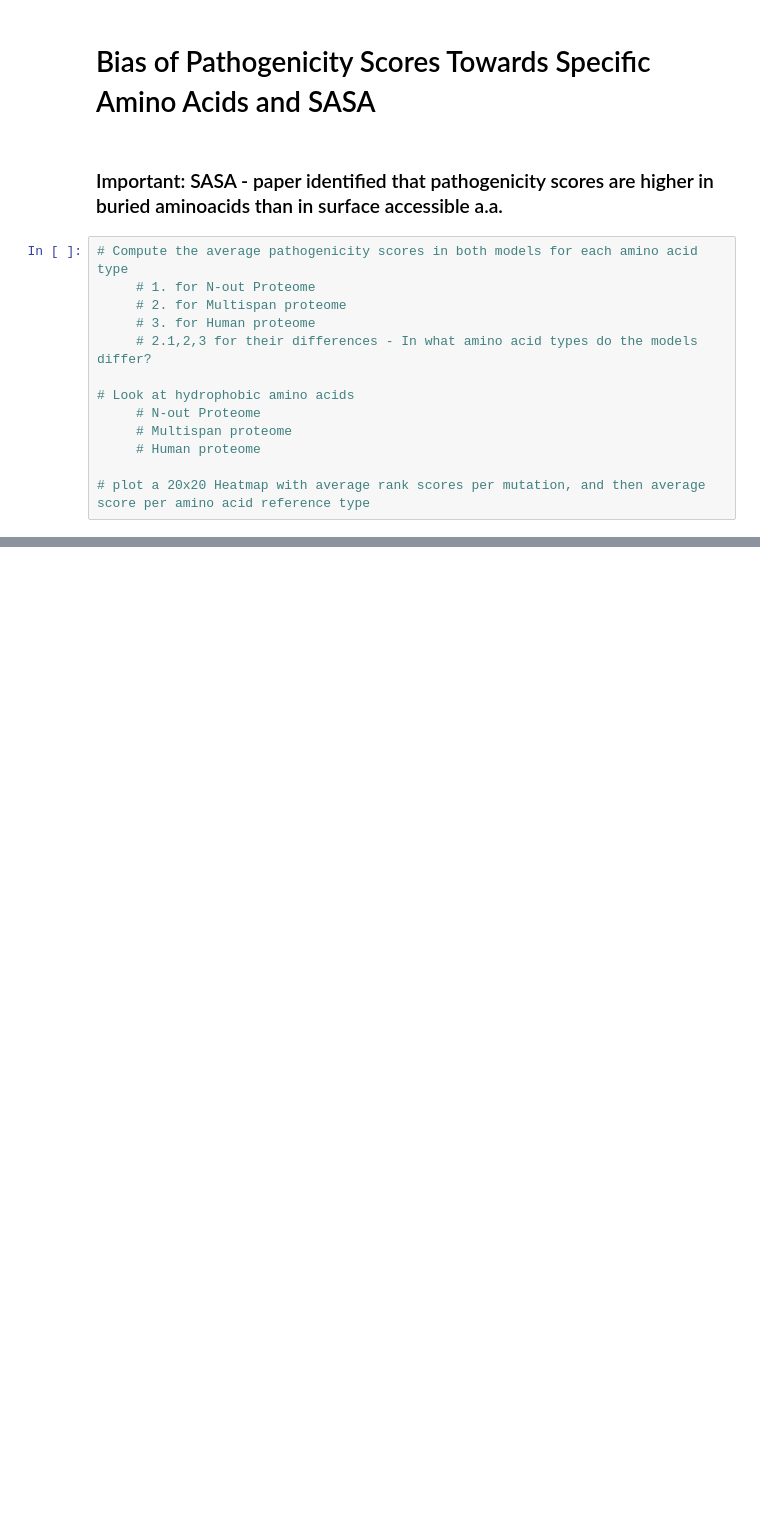
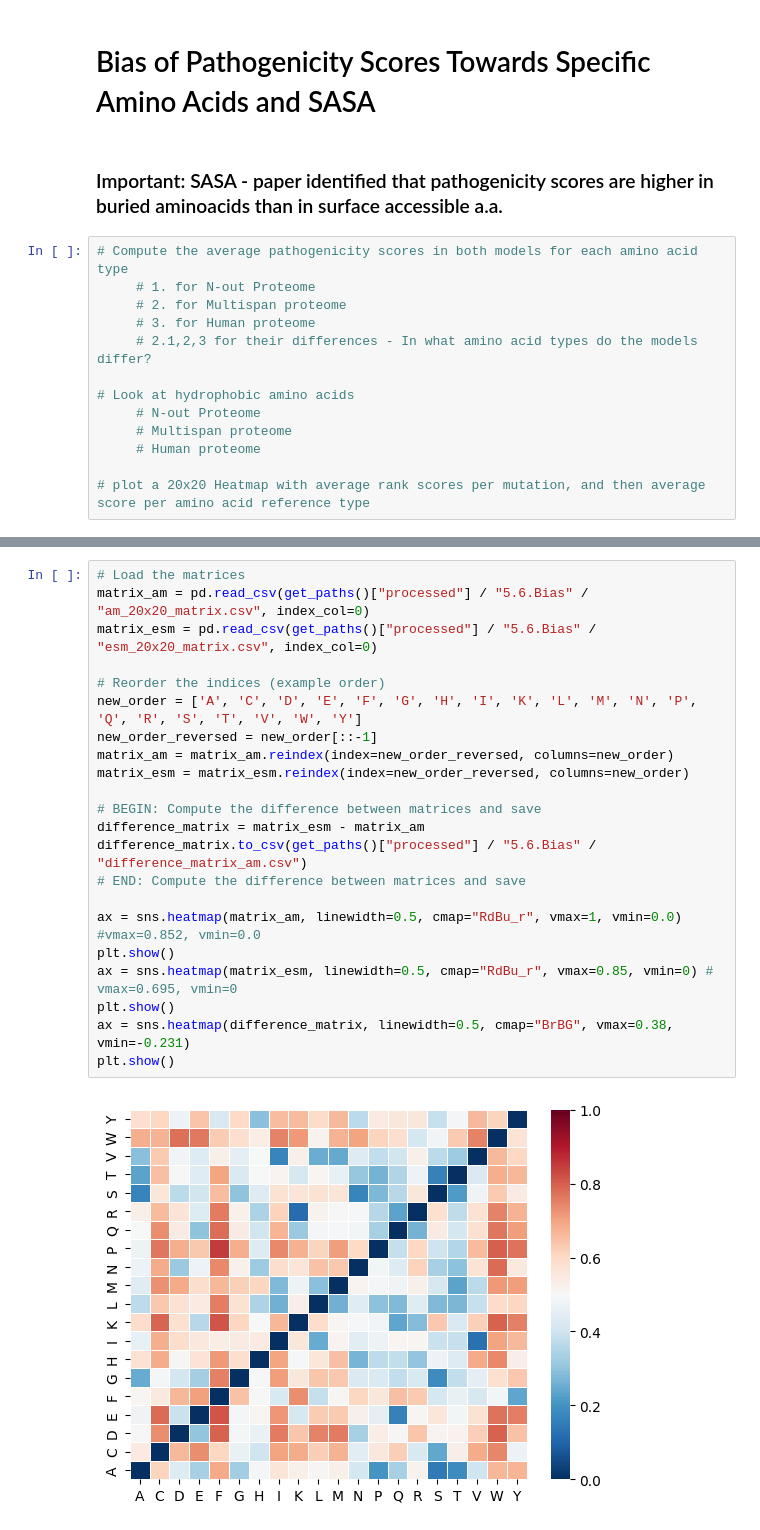
Before and after one commit to Welkinks/Bachelor_Thesis_ESM-1b_AlphaMissense_Analysis, a Jupyter notebook: notebooks/5.6.Bias.ipynb, the cells around one changed output, grey strips where cells are left out. Saved outputs shown, nothing was run; the diff lists cells and outputs as text; blank space fills up the shorter version.

```diff
--- a/notebooks/5.6.Bias.ipynb
+++ b/notebooks/5.6.Bias.ipynb
@@ -125,0 +56,24 @@ Saved ESM and AM 20x20 matrices.
+# %%
+# Load the matrices
+matrix_am = pd.read_csv(get_paths()["processed"] / "5.6.Bias" / "am_20x20_matrix.csv", index_col=0)
+matrix_esm = pd.read_csv(get_paths()["processed"] / "5.6.Bias" / "esm_20x20_matrix.csv", index_col=0)
+
+# Reorder the indices (example order)
+new_order = ['A', 'C', 'D', 'E', 'F', 'G', 'H', 'I', 'K', 'L', 'M', 'N', 'P', 'Q', 'R', 'S', 'T', 'V', 'W', 'Y']
+new_order_reversed = new_order[::-1]
+matrix_am = matrix_am.reindex(index=new_order_reversed, columns=new_order)
+matrix_esm = matrix_esm.reindex(index=new_order_reversed, columns=new_order)
+
+# BEGIN: Compute the difference between matrices and save
+difference_matrix = matrix_esm - matrix_am
+difference_matrix.to_csv(get_paths()["processed"] / "5.6.Bias" / "difference_matrix_am.csv")
+# END: Compute the difference between matrices and save
+
+ax = sns.heatmap(matrix_am, linewidth=0.5, cmap="RdBu_r", vmax=1, vmin=0.0) #vmax=0.852, vmin=0.0
+plt.show()
+ax = sns.heatmap(matrix_esm, linewidth=0.5, cmap="RdBu_r", vmax=0.85, vmin=0) # vmax=0.695, vmin=0
+plt.show()
+ax = sns.heatmap(difference_matrix, linewidth=0.5, cmap="BrBG", vmax=0.38, vmin=-0.231)
+plt.show()
+# %% [output]
+[figure, added]
```
Also changed, not shown: parts of 6 cells of this notebook, 5 other files.
